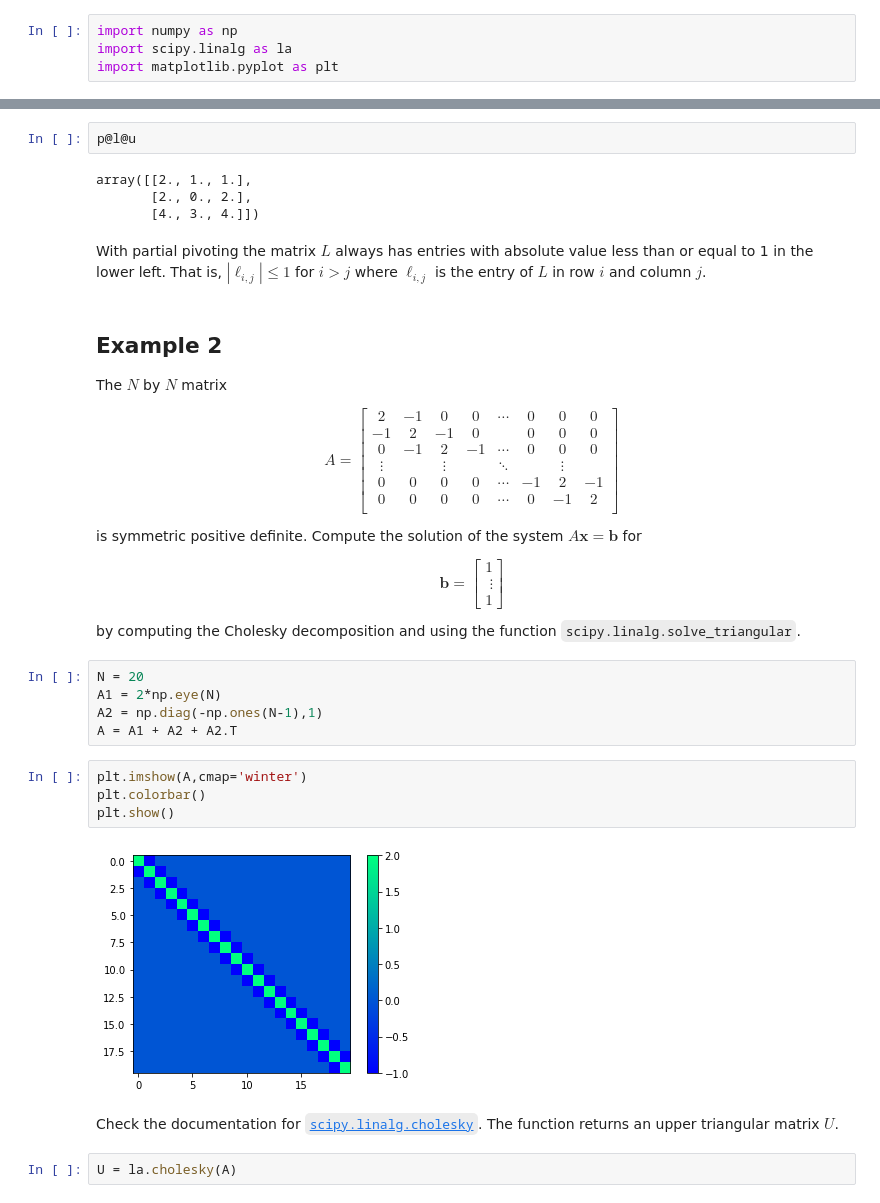
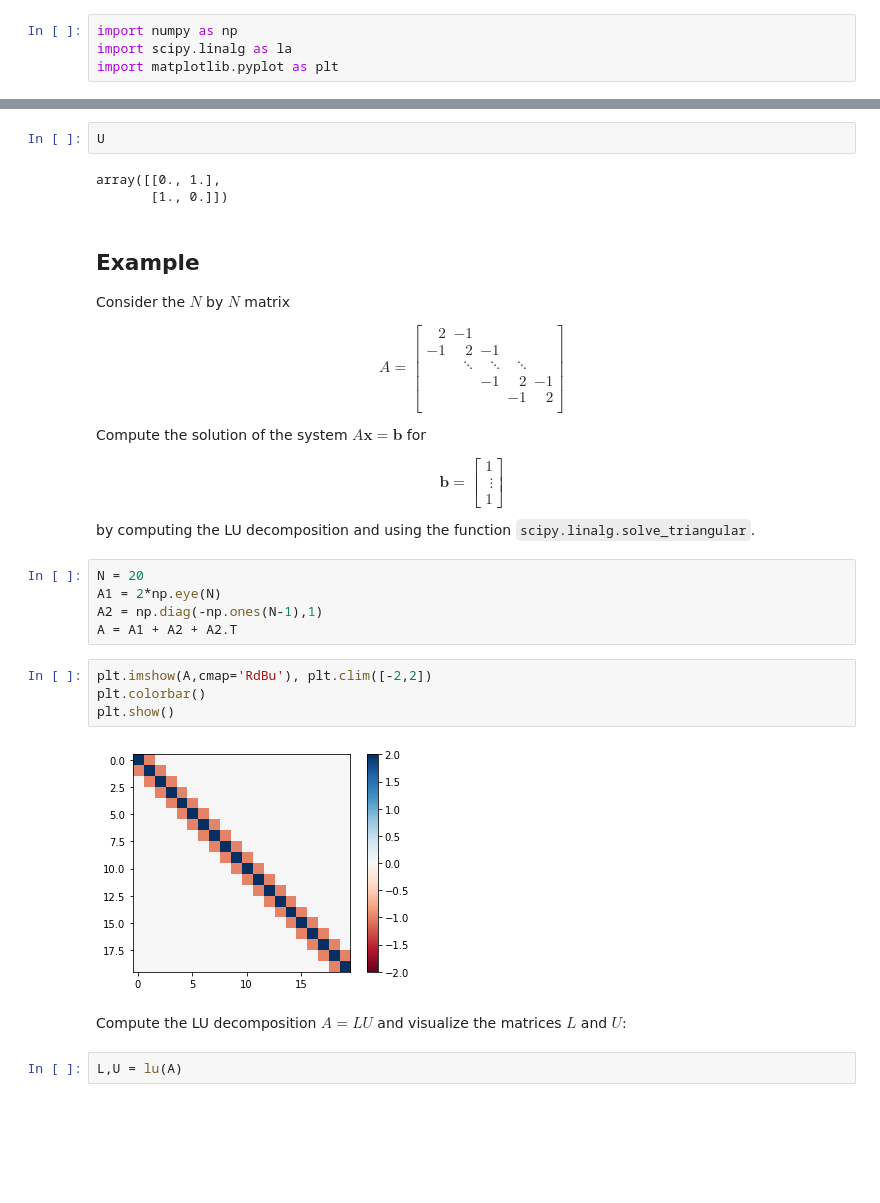
Before and after one commit to UBCMath/MATH307, a Jupyter notebook: notebooks/02_LU_decomposition.ipynb, the cells around one changed output, grey strips where cells are left out. Cells and saved outputs as stored; diff of their text form; blank space fills up the shorter version.

```diff
--- a/notebooks/02_LU_decomposition.ipynb
+++ b/notebooks/02_LU_decomposition.ipynb
@@ -103,49 +67,45 @@ print(u)
-# %%
-p@l@u
-# %% [output]
-array([[2., 1., 1.],
-       [2., 0., 2.],
-       [4., 3., 4.]])
-# %% [markdown]
-With partial pivoting the matrix $L$ always has entries with absolute value less than or equal to 1 in the lower left. That is, $|\ell_{i,j}| \leq 1$ for $i > j$ where $\ell_{i,j}$ is the entry of $L$ in row $i$ and column $j$.
+# %%
+U
+# %% [output]
+array([[0., 1.],
+       [1., 0.]])
 # %% [markdown]
-## Example 2
+## Example
 
-The $N$ by $N$ matrix
+Consider the $N$ by $N$ matrix
 
 $$
 A =
 \left[
-\begin{array}{cccccccc}
-2 & -1 & 0 & 0 & \cdots & 0 & 0 & 0 \\
--1 & 2 & -1 & 0 & & 0 & 0  & 0 \\
-0 & -1 & 2 & -1 & \cdots & 0 & 0 & 0 \\
-\vdots &  & \vdots &  & \ddots & & \vdots & \\
-0 & 0 & 0 & 0 & \cdots & -1 & 2 & -1 \\
-0 & 0 & 0 & 0 & \cdots & 0 & -1 & 2 \\
+\begin{array}{rrrrr}
+2 & -1 & & & \\
+-1 & 2 & -1 & & \\
+& \ddots & \ddots & \ddots & \\
+& & -1 & 2 & -1 \\
+& & & -1 & 2 \\
 \end{array}
 \right]
 $$
 
-is symmetric positive definite. Compute the solution of the system $A \mathbf{x} = \mathbf{b}$ for
+Compute the solution of the system $A \mathbf{x} = \mathbf{b}$ for
 
 $$
 \mathbf{b} = \left[ \begin{array}{r} 1 \\ \vdots \\ 1 \end{array} \right]
 $$
 
-by computing the Cholesky decomposition and using the function `scipy.linalg.solve_triangular`.
+by computing the LU decomposition and using the function `scipy.linalg.solve_triangular`.
 # %%
 N = 20
 A1 = 2*np.eye(N)
 A2 = np.diag(-np.ones(N-1),1)
 A = A1 + A2 + A2.T
 # %%
-plt.imshow(A,cmap='winter')
+plt.imshow(A,cmap='RdBu'), plt.clim([-2,2])
 plt.colorbar()
 plt.show()
 # %% [output]
-[figure, old version]
+[figure, new version]
-# %% [markdown]
-Check the documentation for [`scipy.linalg.cholesky`](https://docs.scipy.org/doc/scipy/reference/generated/scipy.linalg.cholesky.html). The function returns an upper triangular matrix $U$.
-# %%
-U = la.cholesky(A)
+# %% [markdown]
+Compute the LU decomposition $A=LU$ and visualize the matrices $L$ and $U$:
+# %%
+L,U = lu(A)
```
Also changed, not shown: parts of 24 cells of this notebook, 24 other files.
